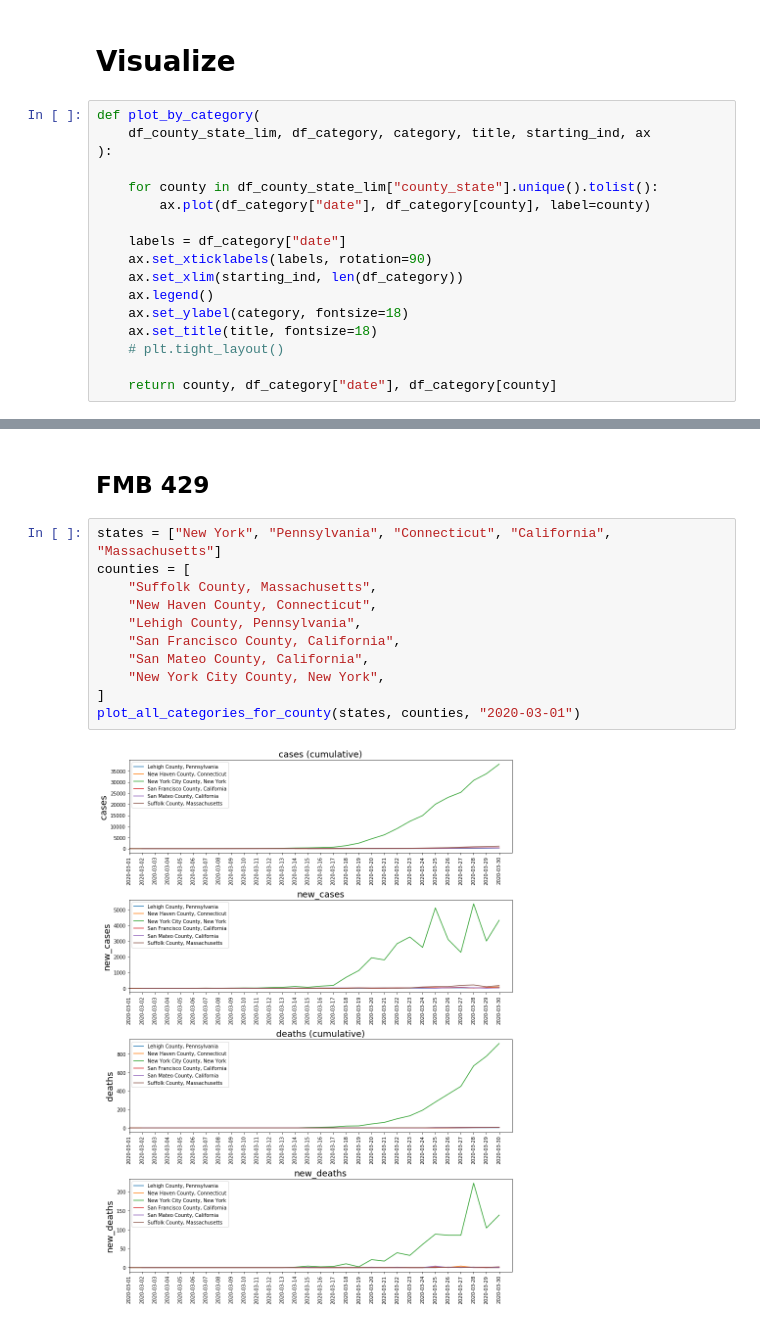
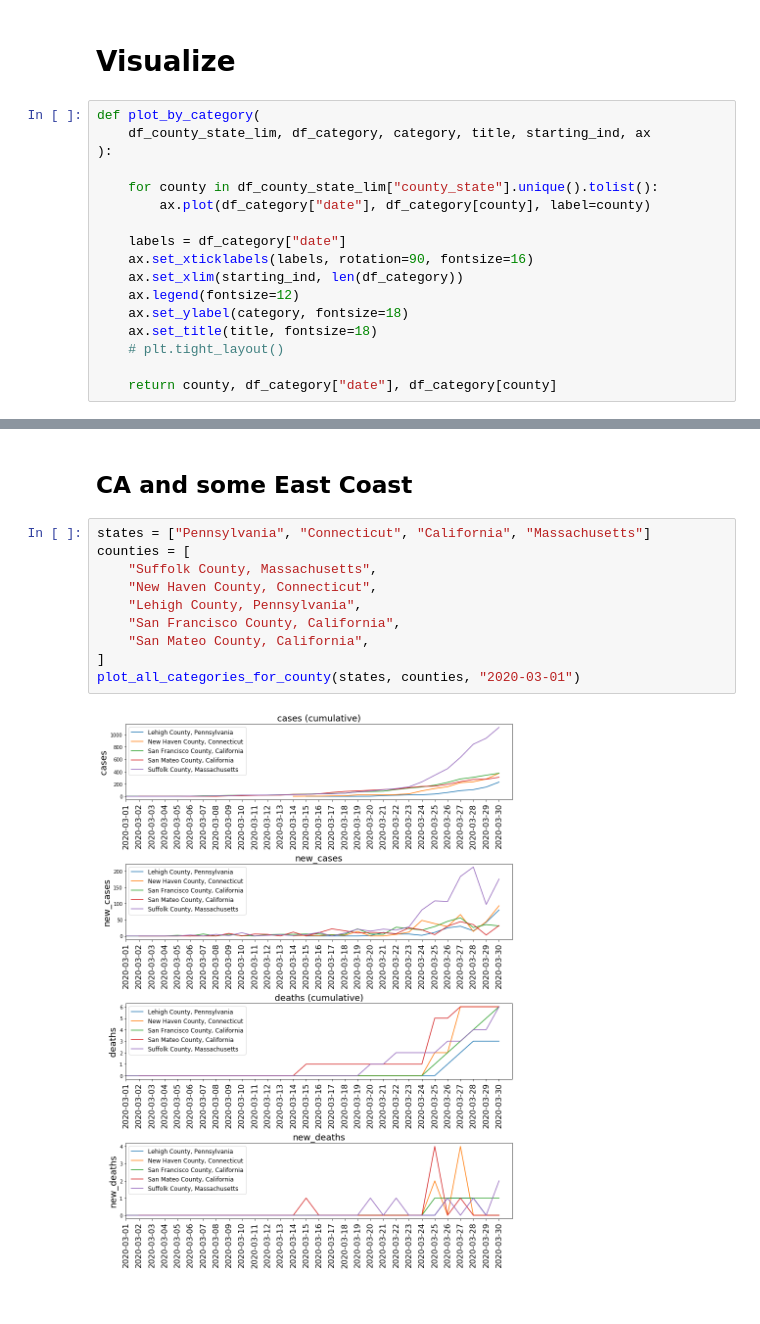
Before and after one commit to benslack19/covid_cases_by_county, a Jupyter notebook: covid_by_county.ipynb, the cells around one changed output, grey strips where cells are left out. Saved outputs shown, nothing was run; the diff lists cells and outputs as text.

```diff
--- a/covid_by_county.ipynb
+++ b/covid_by_county.ipynb
@@ -122,9 +102,9 @@ def plot_by_category(
         ax.plot(df_category["date"], df_category[county], label=county)
 
     labels = df_category["date"]
-    ax.set_xticklabels(labels, rotation=90)
+    ax.set_xticklabels(labels, rotation=90, fontsize=16)
     ax.set_xlim(starting_ind, len(df_category))
-    ax.legend()
+    ax.legend(fontsize=12)
     ax.set_ylabel(category, fontsize=18)
     ax.set_title(title, fontsize=18)
     # plt.tight_layout()
@@ -199,17 +184,16 @@ plot_all_categories_for_county(states, counties, "2020-03-01")
 [interactive output not drawn]
-# %% [markdown]
-## FMB 429
+# %% [markdown]
+## CA and some East Coast
 # %%
-states = ["New York", "Pennsylvania", "Connecticut", "California", "Massachusetts"]
+states = ["Pennsylvania", "Connecticut", "California", "Massachusetts"]
 counties = [
     "Suffolk County, Massachusetts",
     "New Haven County, Connecticut",
     "Lehigh County, Pennsylvania",
     "San Francisco County, California",
     "San Mateo County, California",
-    "New York City County, New York",
 ]
 plot_all_categories_for_county(states, counties, "2020-03-01")
 # %% [output]
-[figure, old version]
+[figure, new version]
 [interactive output not drawn]
```
Also changed, not shown: parts of 16 cells of this notebook.
